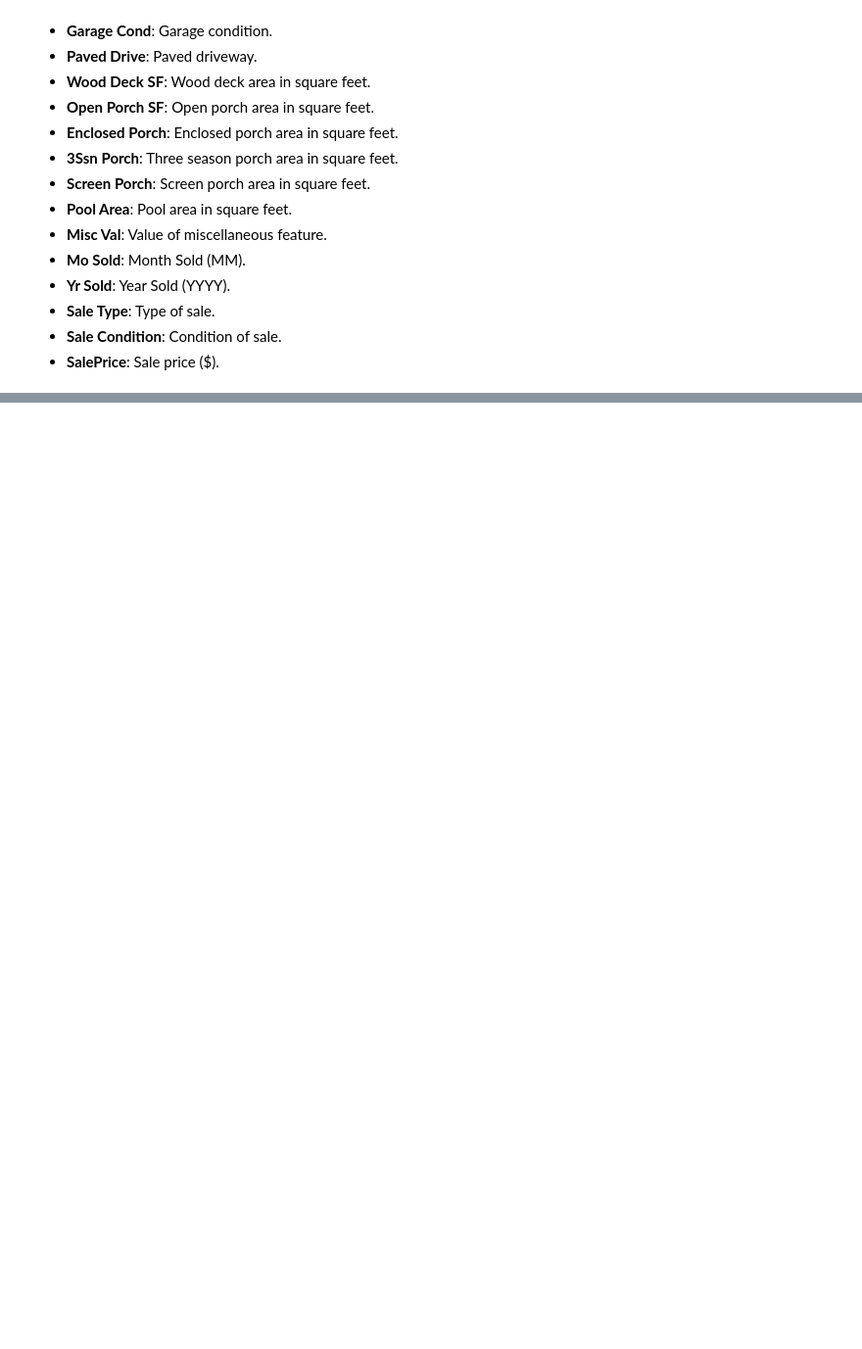
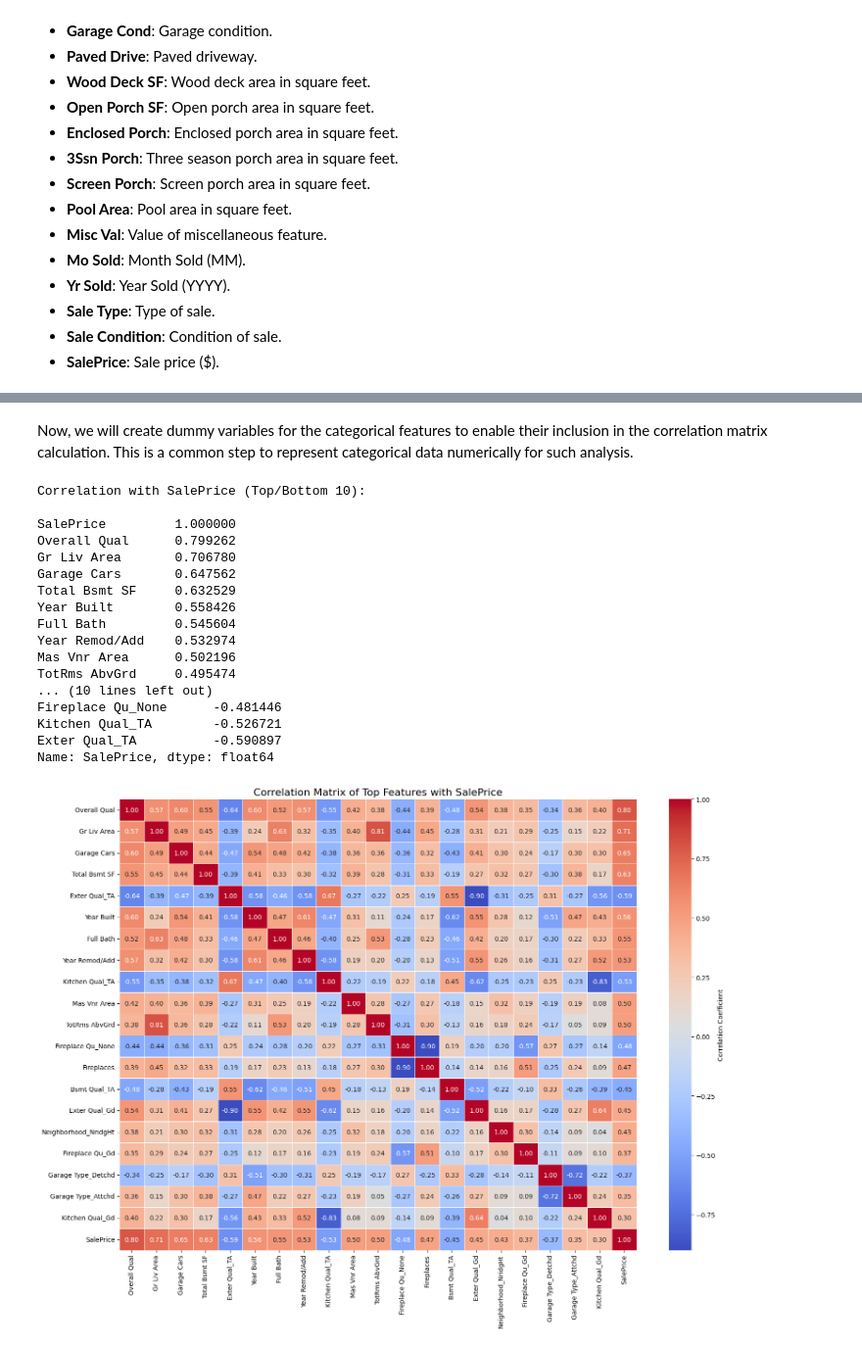
Before and after one commit to tomeelow/ames-housing-price-predictor, a Jupyter notebook: housing_predictor.ipynb, the cells around one changed output, grey strips where cells are left out. Shown at 98% size. Saved outputs shown, nothing was run; the diff lists cells and outputs as text; code cells hidden in the pictures; blank space fills up the shorter version.

```diff
--- a/housing_predictor.ipynb
+++ b/housing_predictor.ipynb
@@ -234,0 +275,60 @@ Series([], dtype: int64)
+# %% [markdown]
+Now, we will create dummy variables for the categorical features to enable their inclusion in the correlation matrix calculation. This is a common step to represent categorical data numerically for such analysis.
+# %%
+# One-hot encode categorical features for correlation calculation
+df_encoded = pd.get_dummies(df_selected, columns=categorical_features, drop_first=True)
+
+# Calculate the correlation matrix
+correlation_matrix = df_encoded.corr()
+
+# Display the correlation matrix for 'SalePrice' to see feature importance
+sale_price_corr = correlation_matrix[target].sort_values(ascending=False)
+print("\nCorrelation with SalePrice (Top/Bottom 10):\n")
+print(sale_price_corr.head(10))
+print("\n")
+print(sale_price_corr.tail(10))
+
+# Visualize the correlation matrix of the top N features (e.g., top 20 most correlated with SalePrice)
+# We'll include 'SalePrice' itself in the visualization
+
+# Get top absolute correlations with SalePrice, excluding SalePrice itself
+top_correlated_features = sale_price_corr.drop(target).abs().nlargest(20).index
+
+# Include SalePrice in the list for plotting
+features_for_heatmap = top_correlated_features.tolist() + [target]
+
+# Filter the correlation matrix to these features
+filtered_corr_matrix = df_encoded[features_for_heatmap].corr()
+
+plt.figure(figsize=(16, 12))
+sns.heatmap(filtered_corr_matrix,
+            annot=True,
+            cmap='coolwarm',
+            fmt=".2f",
+            linewidths=.5,
+            cbar_kws={'label': 'Correlation Coefficient'})
+plt.title('Correlation Matrix of Top Features with SalePrice',
+          fontsize=16)
+plt.xticks(rotation=90)
+plt.yticks(rotation=0)
+plt.tight_layout()
+plt.show()
+# %% [output]
+Correlation with SalePrice (Top/Bottom 10):
+
+SalePrice         1.000000
+Overall Qual      0.799262
+Gr Liv Area       0.706780
+Garage Cars       0.647562
+Total Bsmt SF     0.632529
+Year Built        0.558426
+Full Bath         0.545604
+Year Remod/Add    0.532974
+Mas Vnr Area      0.502196
+TotRms AbvGrd     0.495474
+... (10 lines left out)
+Fireplace Qu_None      -0.481446
+Kitchen Qual_TA        -0.526721
+Exter Qual_TA          -0.590897
+Name: SalePrice, dtype: float64
+[figure, added]
```
Also changed, not shown: parts of 9 cells of this notebook.
